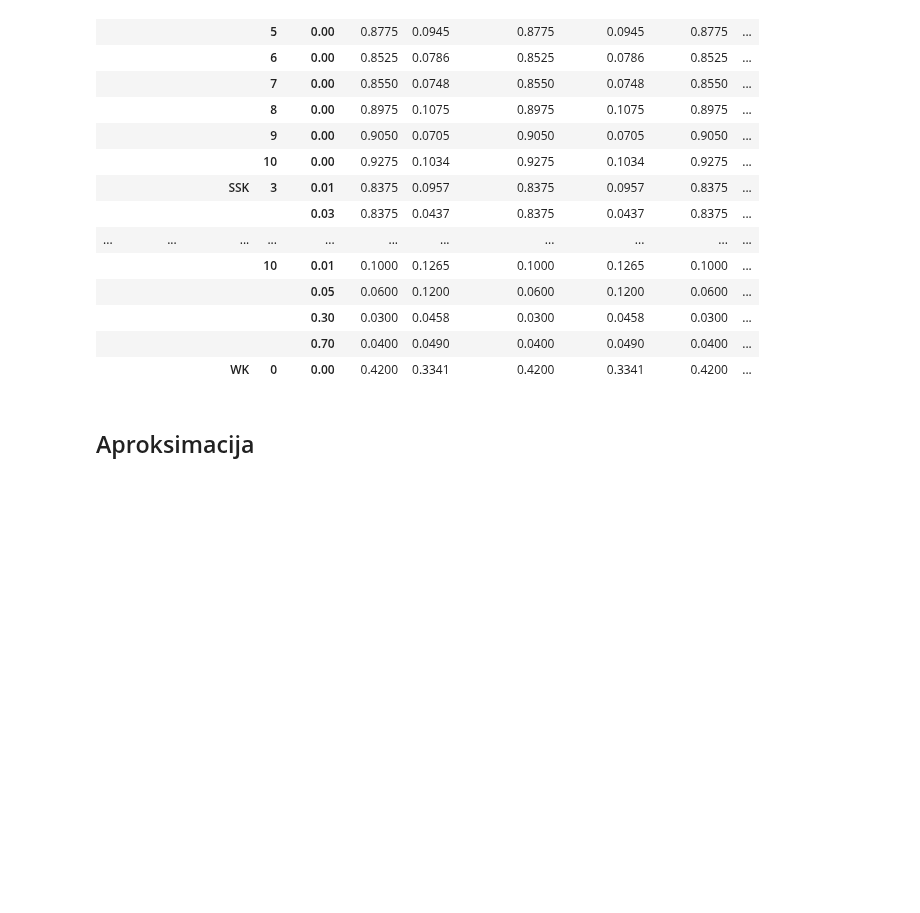
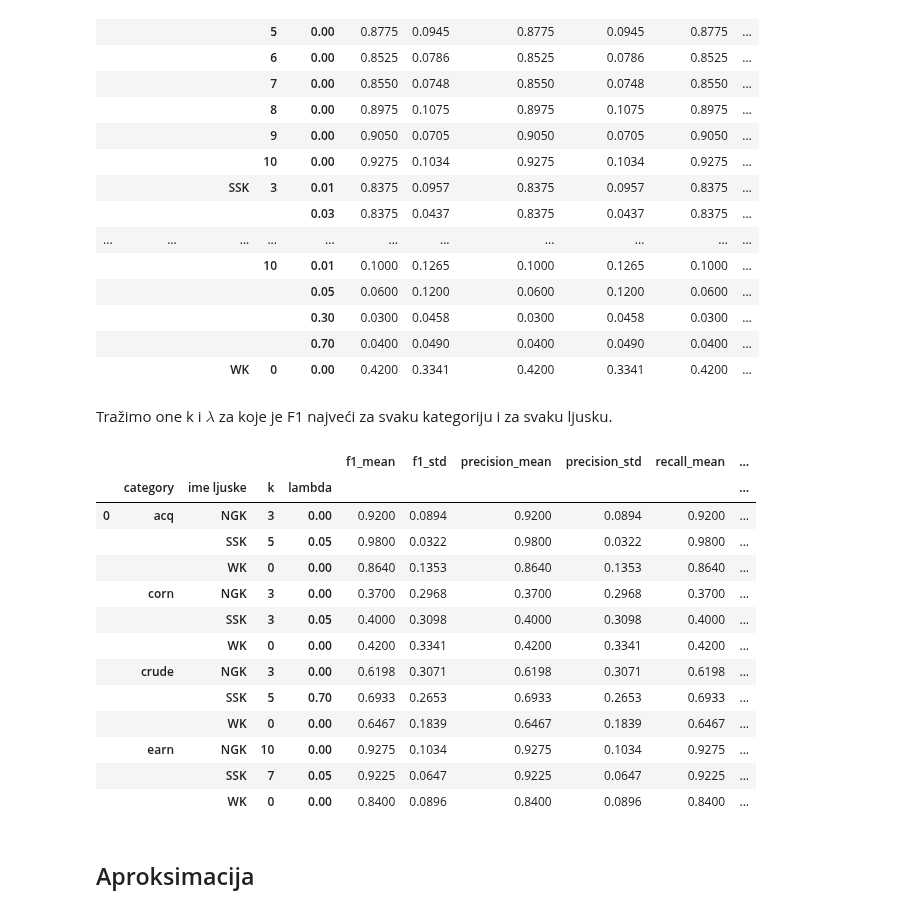
Before and after one commit to majajuric/UUZOP-Text-Classification-using-String-Kernels, a Jupyter notebook: Poboljšanje rezultata.ipynb, the cells around one changed output. Cells and saved outputs as stored; diff of their text form; code cells hidden in the pictures; blank space fills up the shorter version.

```diff
--- a/Poboljšanje rezultata.ipynb
+++ b/Poboljšanje rezultata.ipynb
@@ -643,8 +705,26 @@ display(rezultat)
 |  |  |  |  | 0.30 | 0.0300 | 0.0458 | 0.0300 | 0.0458 | 0.0300 | ... |
 |  |  |  |  | 0.70 | 0.0400 | 0.0490 | 0.0400 | 0.0490 | 0.0400 | ... |
 |  |  | WK | 0 | 0.00 | 0.4200 | 0.3341 | 0.4200 | 0.3341 | 0.4200 | ... |
+# %% [markdown]
+Tražimo one k i ${\lambda}$ za koje je F1 najveći za svaku kategoriju i za svaku ljusku.
 # %%
-# kako da dobijem da ispiše za kategoriju i ljusku onu vrijednost k i lambda za koje je f1_mean maksimalan
+max_redovi = rezultat.loc[rezultat.groupby(["category", "ime ljuske"])["f1_mean"].idxmax()]
+display(max_redovi)
+# %% [output]
+|  |  |  |  |  | f1_mean | f1_std | precision_mean | precision_std | recall_mean | ... |
+|  | category | ime ljuske | k | lambda |  |  |  |  |  | ... |
+| 0 | acq | NGK | 3 | 0.00 | 0.9200 | 0.0894 | 0.9200 | 0.0894 | 0.9200 | ... |
+|  |  | SSK | 5 | 0.05 | 0.9800 | 0.0322 | 0.9800 | 0.0322 | 0.9800 | ... |
+|  |  | WK | 0 | 0.00 | 0.8640 | 0.1353 | 0.8640 | 0.1353 | 0.8640 | ... |
+|  | corn | NGK | 3 | 0.00 | 0.3700 | 0.2968 | 0.3700 | 0.2968 | 0.3700 | ... |
+|  |  | SSK | 3 | 0.05 | 0.4000 | 0.3098 | 0.4000 | 0.3098 | 0.4000 | ... |
+|  |  | WK | 0 | 0.00 | 0.4200 | 0.3341 | 0.4200 | 0.3341 | 0.4200 | ... |
+|  | crude | NGK | 3 | 0.00 | 0.6198 | 0.3071 | 0.6198 | 0.3071 | 0.6198 | ... |
+|  |  | SSK | 5 | 0.70 | 0.6933 | 0.2653 | 0.6933 | 0.2653 | 0.6933 | ... |
+|  |  | WK | 0 | 0.00 | 0.6467 | 0.1839 | 0.6467 | 0.1839 | 0.6467 | ... |
+|  | earn | NGK | 10 | 0.00 | 0.9275 | 0.1034 | 0.9275 | 0.1034 | 0.9275 | ... |
+|  |  | SSK | 7 | 0.05 | 0.9225 | 0.0647 | 0.9225 | 0.0647 | 0.9225 | ... |
+|  |  | WK | 0 | 0.00 | 0.8400 | 0.0896 | 0.8400 | 0.0896 | 0.8400 | ... |
 # %% [markdown]
 ## Aproksimacija
 # %% [markdown]
```
Also changed, not shown: parts of 15 cells of this notebook, 3 other files.
